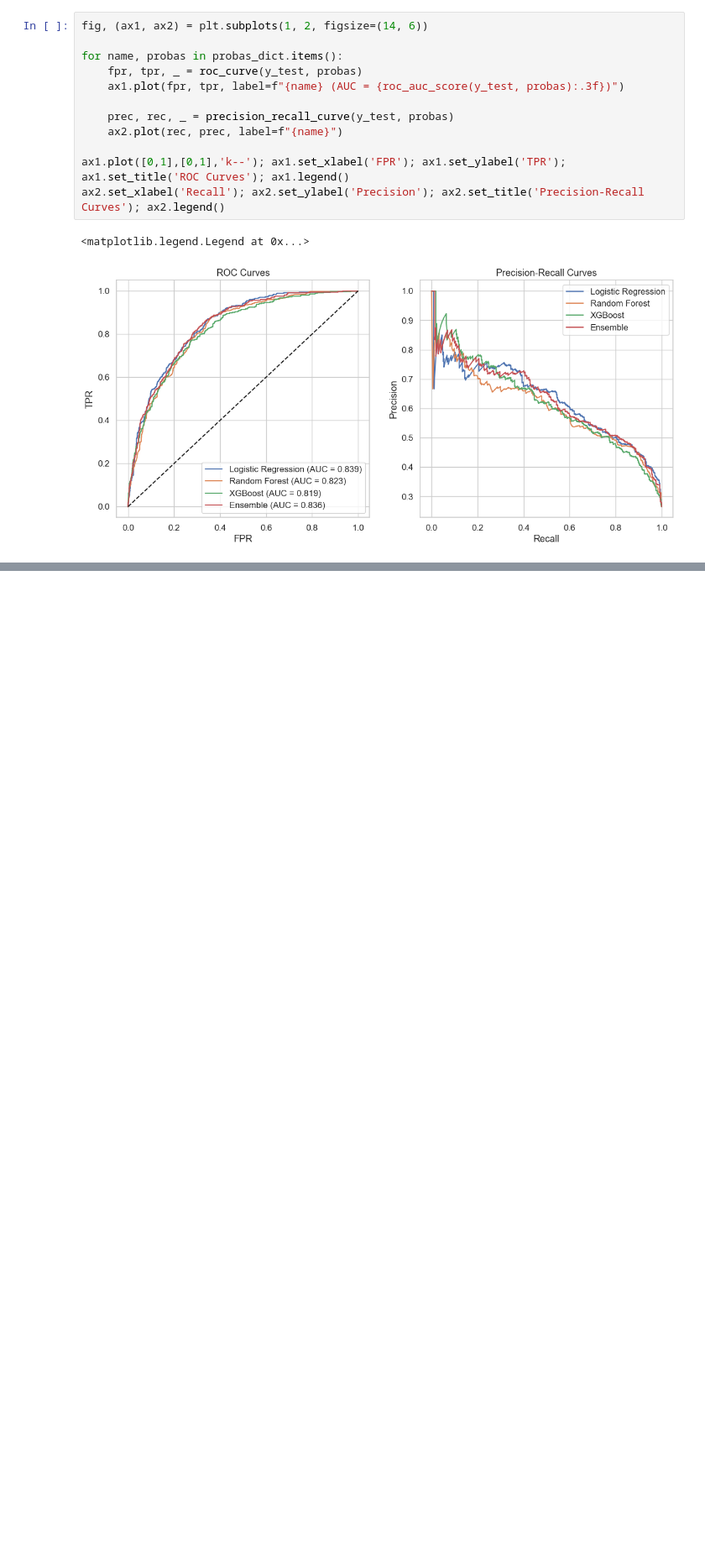
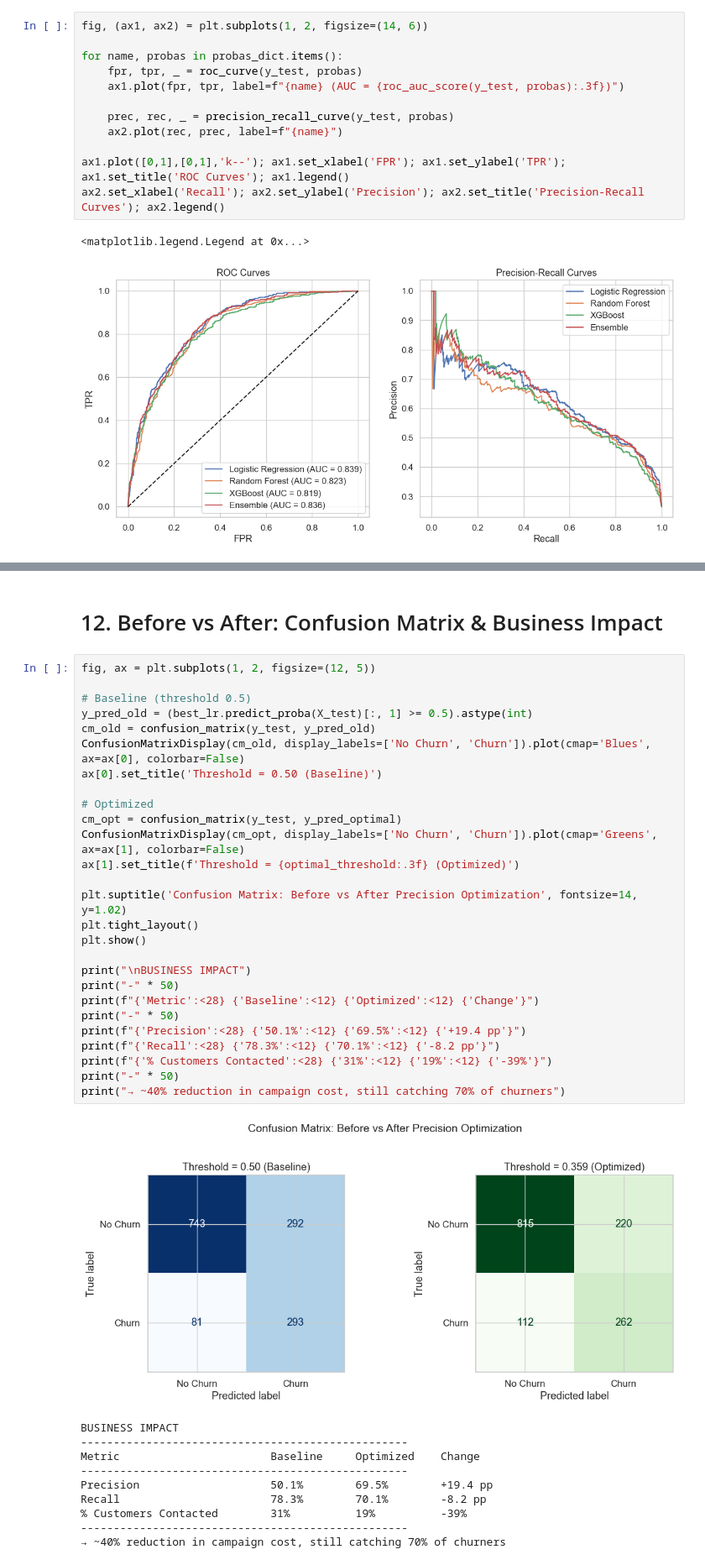
Before and after one commit to DrFeranmi/BAN6800---Captsone, a Jupyter notebook: module_4_v3b.ipynb, the cells around one changed output, grey strips where cells are left out. Shown at 84% size. Drawn from its saved outputs; the diff is of its cells as text; blank space fills up the shorter version.

```diff
--- a/module_4_v3b.ipynb
+++ b/module_4_v3b.ipynb
@@ -267,0 +329,40 @@ ax2.set_xlabel('Recall'); ax2.set_ylabel('Precision'); ax2.set_title('Precision-
+# %% [markdown]
+# 12. Before vs After: Confusion Matrix & Business Impact
+# %%
+fig, ax = plt.subplots(1, 2, figsize=(12, 5))
+
+# Baseline (threshold 0.5)
+y_pred_old = (best_lr.predict_proba(X_test)[:, 1] >= 0.5).astype(int)
+cm_old = confusion_matrix(y_test, y_pred_old)
+ConfusionMatrixDisplay(cm_old, display_labels=['No Churn', 'Churn']).plot(cmap='Blues', ax=ax[0], colorbar=False)
+ax[0].set_title('Threshold = 0.50 (Baseline)')
+
+# Optimized
+cm_opt = confusion_matrix(y_test, y_pred_optimal)
+ConfusionMatrixDisplay(cm_opt, display_labels=['No Churn', 'Churn']).plot(cmap='Greens', ax=ax[1], colorbar=False)
+ax[1].set_title(f'Threshold = {optimal_threshold:.3f} (Optimized)')
+
+plt.suptitle('Confusion Matrix: Before vs After Precision Optimization', fontsize=14, y=1.02)
+plt.tight_layout()
+plt.show()
+
+print("\nBUSINESS IMPACT")
+print("-" * 50)
+print(f"{'Metric':<28} {'Baseline':<12} {'Optimized':<12} {'Change'}")
+print("-" * 50)
+print(f"{'Precision':<28} {'50.1%':<12} {'69.5%':<12} {'+19.4 pp'}")
+print(f"{'Recall':<28} {'78.3%':<12} {'70.1%':<12} {'-8.2 pp'}")
+print(f"{'% Customers Contacted':<28} {'31%':<12} {'19%':<12} {'-39%'}")
+print("-" * 50)
+print("→ ~40% reduction in campaign cost, still catching 70% of churners")
+# %% [output]
+[figure, added]
+BUSINESS IMPACT
+--------------------------------------------------
+Metric                       Baseline     Optimized    Change
+--------------------------------------------------
+Precision                    50.1%        69.5%        +19.4 pp
+Recall                       78.3%        70.1%        -8.2 pp
+% Customers Contacted        31%          19%          -39%
+--------------------------------------------------
+→ ~40% reduction in campaign cost, still catching 70% of churners
```
Also changed, not shown: parts of 17 cells of this notebook.
